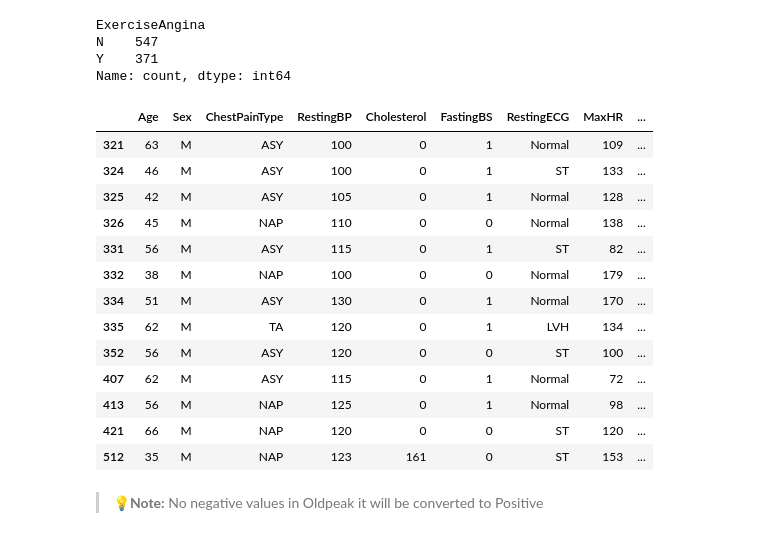
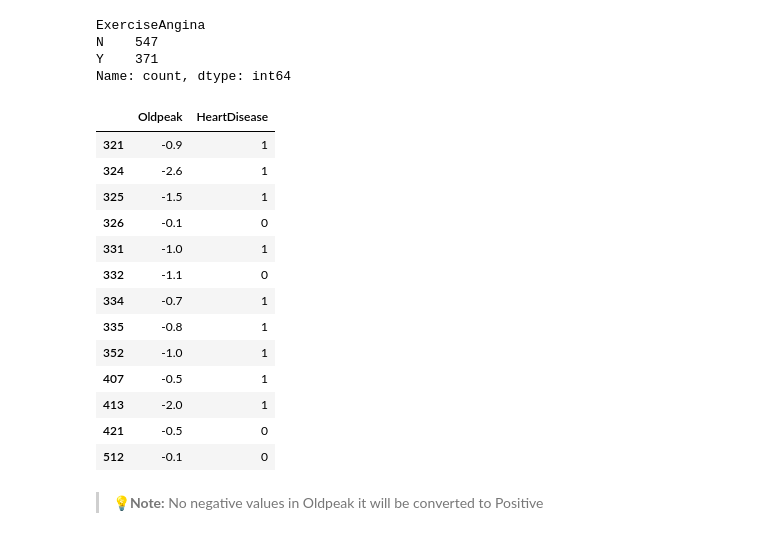
Before and after one commit to Seif-Yasser-Ahmed/Heart-Failure-Prediction, a Jupyter notebook: Src/Preprocessor.ipynb, the cells around one changed output. Saved outputs shown, nothing was run; the diff lists cells and outputs as text; code cells hidden in the pictures.

```diff
--- a/Src/Preprocessor.ipynb
+++ b/Src/Preprocessor.ipynb
@@ -62,5 +70,5 @@ from mpl_toolkits.mplot3d import Axes3D
 # %%
-data=pd.read_csv('../Dataset/dataset.csv')
+data=pd.read_csv(cfg.HeartFailure.PATH)
 # %% [markdown]
 # <a id='toc4_'></a>[EDA](#toc0_)
 # %%
@@ -259,22 +267,22 @@ N    547
 Y    371
 Name: count, dtype: int64
 # %%
-data[data['Oldpeak']<0]
+data[data['Oldpeak']<0][['Oldpeak','HeartDisease']]
 # %% [output]
-|  | Age | Sex | ChestPainType | RestingBP | Cholesterol | FastingBS | RestingECG | MaxHR | ... |
-| 321 | 63 | M | ASY | 100 | 0 | 1 | Normal | 109 | ... |
-| 324 | 46 | M | ASY | 100 | 0 | 1 | ST | 133 | ... |
-| 325 | 42 | M | ASY | 105 | 0 | 1 | Normal | 128 | ... |
-| 326 | 45 | M | NAP | 110 | 0 | 0 | Normal | 138 | ... |
-| 331 | 56 | M | ASY | 115 | 0 | 1 | ST | 82 | ... |
-| 332 | 38 | M | NAP | 100 | 0 | 0 | Normal | 179 | ... |
-| 334 | 51 | M | ASY | 130 | 0 | 1 | Normal | 170 | ... |
-| 335 | 62 | M | TA | 120 | 0 | 1 | LVH | 134 | ... |
-| 352 | 56 | M | ASY | 120 | 0 | 0 | ST | 100 | ... |
-| 407 | 62 | M | ASY | 115 | 0 | 1 | Normal | 72 | ... |
-| 413 | 56 | M | NAP | 125 | 0 | 1 | Normal | 98 | ... |
-| 421 | 66 | M | NAP | 120 | 0 | 0 | ST | 120 | ... |
-| 512 | 35 | M | NAP | 123 | 161 | 0 | ST | 153 | ... |
+|  | Oldpeak | HeartDisease |
+| 321 | -0.9 | 1 |
+| 324 | -2.6 | 1 |
+| 325 | -1.5 | 1 |
+| 326 | -0.1 | 0 |
+| 331 | -1.0 | 1 |
+| 332 | -1.1 | 0 |
+| 334 | -0.7 | 1 |
+| 335 | -0.8 | 1 |
+| 352 | -1.0 | 1 |
+| 407 | -0.5 | 1 |
+| 413 | -2.0 | 1 |
+| 421 | -0.5 | 0 |
+| 512 | -0.1 | 0 |
 # %% [markdown]
 > 💡**Note:** No negative values in Oldpeak it will be converted to Positive
 # %%
```
Also changed, not shown: parts of 45 cells of this notebook, 2 other files.
